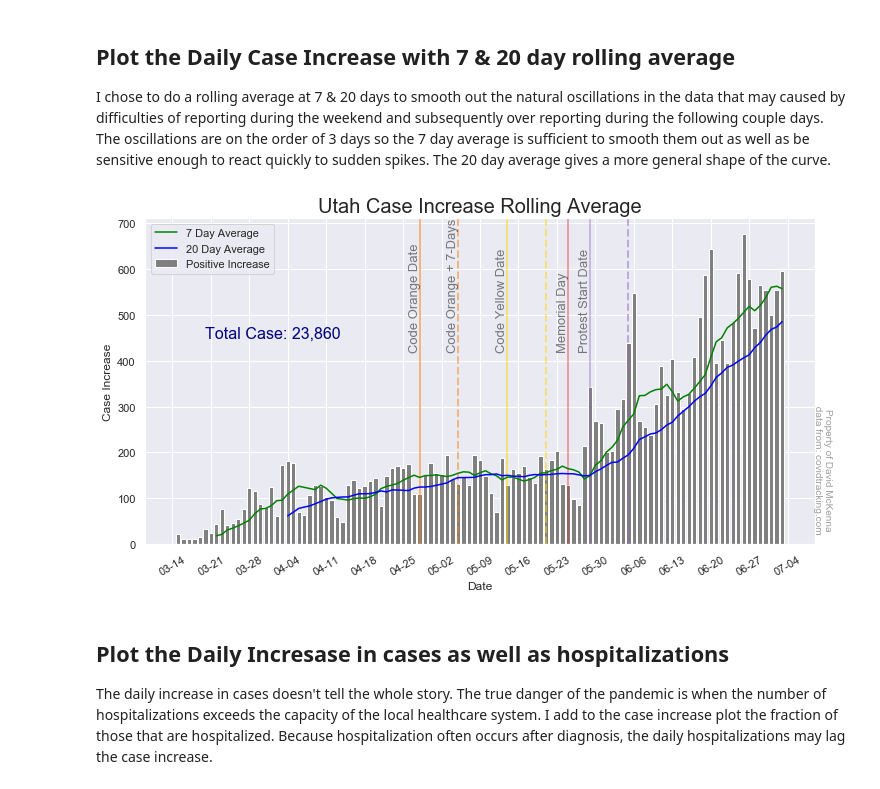
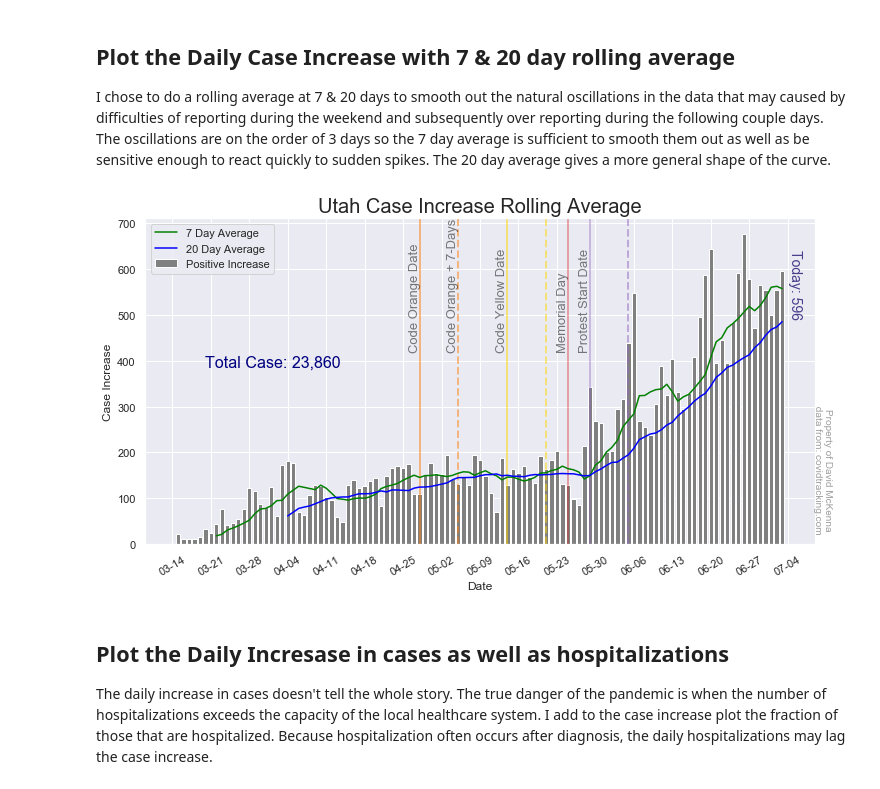
Before and after one commit to Stripling07/UT_COVID, a Jupyter notebook: COVID-19 Project.ipynb, the cells around one changed output. Saved outputs shown, nothing was run; the diff lists cells and outputs as text; code cells hidden in the pictures.

```diff
--- a/COVID-19 Project.ipynb
+++ b/COVID-19 Project.ipynb
@@ -111,10 +111,13 @@ def place_value(number):
     return ("{:,}".format(number))
 
 def annot_tot(df,col,value) :
+    today = df.date.max()
     total = df[col].sum()
     x_loc = df.date.min() + pd.DateOffset(5)
-    y_loc = df[col].max()/ 1.5
-
+    y_loc = df[col].max()/ 1.75
+    value_today =df[col].iloc[0]
+    plt.annotate('Today: {}'.format(place_value(value_today)),(today + pd.DateOffset(1),value_today/1.2),
+                 rotation=270,color='darkslateblue',fontsize=14)
     plt.annotate('Total '+ value +': {}'.format(place_value(total)),(x_loc,y_loc), fontsize = 16,color='navy')
 # %% [markdown]
 ## Define the dates where UT changes their COVID status' from Red to Orange and Orange to Yellow.
@@ -327,31 +345,33 @@ I chose to do a rolling average at 7 & 20 days to smooth out the natural oscilla
 # %%
 # Calculate the 7 & 20 day rolling averages:
 Roll_Avg(UT, 'positiveIncrease', [7,20])
 
 #define location for the text labels on annotations
 text_loc = max(UT['positiveIncrease'])-250
+today = UT.date.max()
+value_today = UT['positiveIncrease'].iloc[0]
 
 # Create barplot of the case increase with rolling averages overlayed.
 fig, ax = plt.subplots(figsize = (12,6))
 watermark() #add watermark with attributions
 my_annotate(text_loc) #add annotated lines to mark relevent dates
 plt.bar(UT['date'], UT['positiveIncrease'], label='Positive Increase',color='grey')
 plt.plot(UT['date'], UT.roll_positiveIncrease_7,
          label='7 Day Average', color='green')
 plt.plot(UT['date'], UT.roll_positiveIncrease_20,
          label='20 Day Average', color='blue')
 date_ticks() #format the dates on x-axis
 annot_tot(UT,'positiveIncrease','Case')
 plt.legend(loc='upper left')
 plt.title('Utah Case Increase Rolling Average', fontdict={'fontsize':20})
 plt.xlabel('Date', fontdict={'fontsize':12})
 plt.ylabel('Case Increase', fontdict={'fontsize':12})
 
 
 #plt.savefig('Utah_Increase_Rolling_Avg.png')
 plt.show()
 # %% [output]
-[figure, old version]
+[figure, new version]
 # %% [markdown]
 ## Plot the Daily Incresase in cases as well as hospitalizations
 The daily increase in cases doesn't tell the whole story. The true danger of the pandemic is when the number of hospitalizations exceeds the capacity of the local healthcare system. I add to the case increase plot the fraction of those that are hospitalized. Because hospitalization often occurs after diagnosis, the daily hospitalizations may lag the case increase.
```
Also changed, not shown: parts of 9 cells of this notebook, 1 other file.
